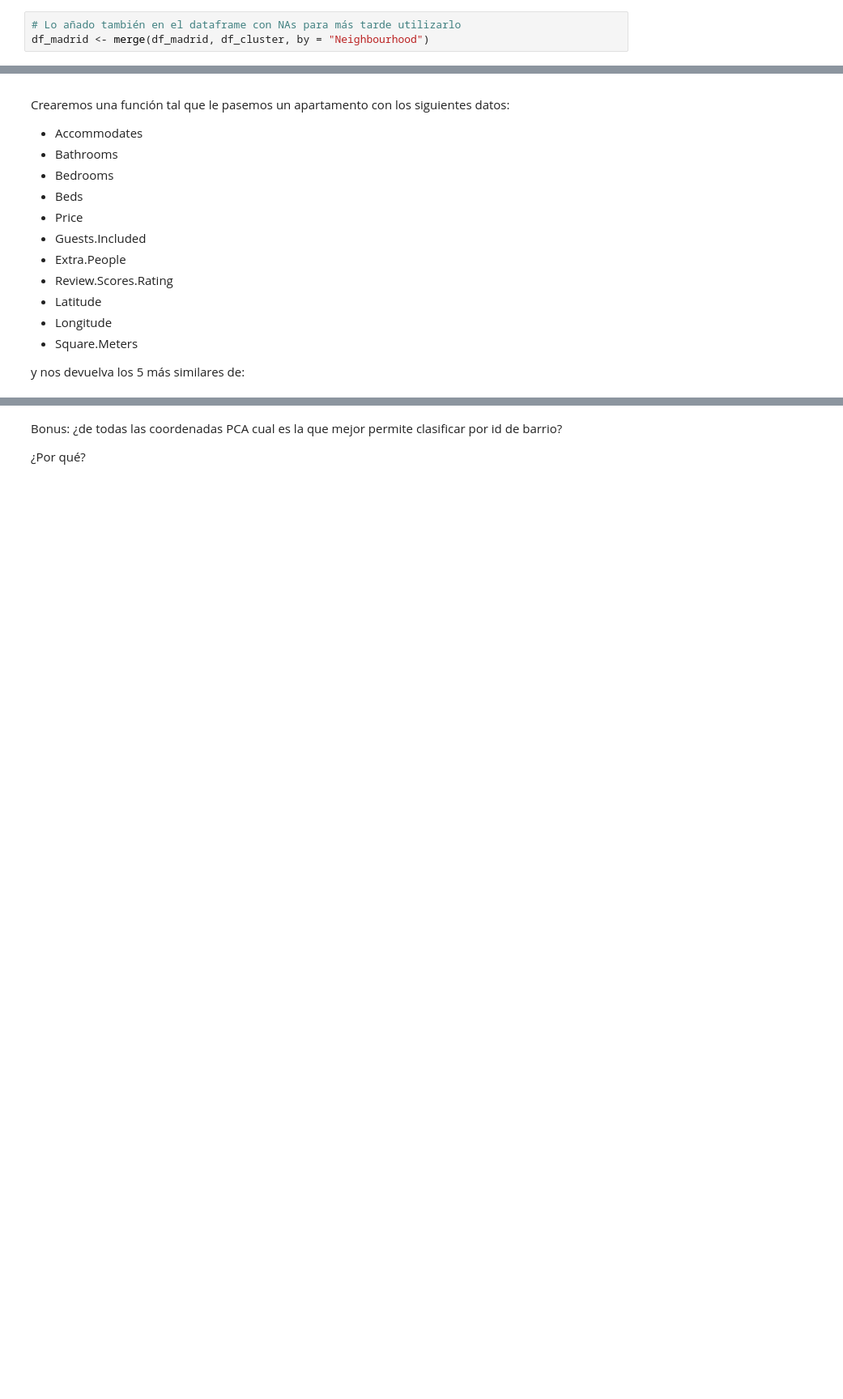
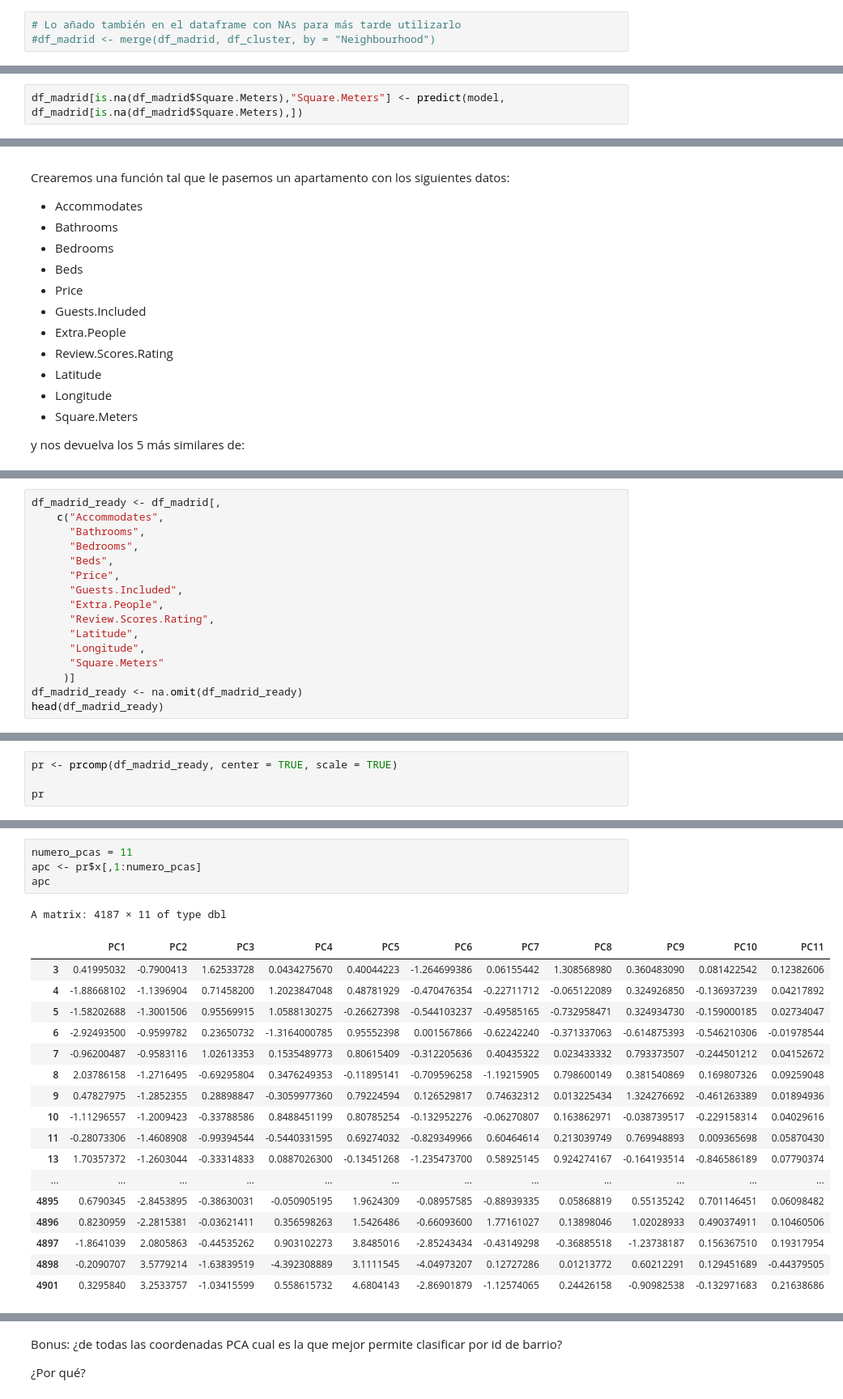
Before and after one commit to n1rocket/data_mining_R_armando_bueno, a Jupyter notebook: practica/Practica-ArmandoBueno.ipynb, the cells around one changed output, grey strips where cells are left out. Shown: that part at 81% size. Saved outputs shown, nothing was run; the diff lists cells and outputs as text; blank space fills up the shorter version.

```diff
--- a/practica/Practica-ArmandoBueno.ipynb
+++ b/practica/Practica-ArmandoBueno.ipynb
@@ -352,4 +381,4 @@ predict(model,data.frame(Accommodates=6, neighb_id=1, Bathrooms= 1, Bedrooms=5,
 Rellenar los Square.Meters con valor NA con el estimado con el modelo anterior.
 # %%
 # Lo añado también en el dataframe con NAs para más tarde utilizarlo
-df_madrid <- merge(df_madrid, df_cluster, by = "Neighbourhood")
+#df_madrid <- merge(df_madrid, df_cluster, by = "Neighbourhood")
@@ -380,3 +407,5 @@ A data.frame: 4727 × 16
+# %%
+df_madrid[is.na(df_madrid$Square.Meters),"Square.Meters"] <- predict(model, df_madrid[is.na(df_madrid$Square.Meters),])
 # %% [markdown]
 Usar PCA para encontrar el apartamento más cercano a uno dado.
 
@@ -399,0 +453,16 @@ y nos devuelva los 5 más similares de:
+# %%
+df_madrid_ready <- df_madrid[,
+    c("Accommodates",
+      "Bathrooms",
+      "Bedrooms",
+      "Beds",
+      "Price",
+      "Guests.Included",
+      "Extra.People",
+      "Review.Scores.Rating",
+      "Latitude",
+      "Longitude",
+      "Square.Meters"
+     )]
+df_madrid_ready <- na.omit(df_madrid_ready)
+head(df_madrid_ready)
@@ -399,0 +479,4 @@ y nos devuelva los 5 más similares de:
+# %%
+pr <- prcomp(df_madrid_ready, center = TRUE, scale = TRUE)
+
+pr
@@ -399,0 +501,23 @@ y nos devuelva los 5 más similares de:
+# %%
+numero_pcas = 11
+apc <- pr$x[,1:numero_pcas]
+apc
+# %% [output]
+A matrix: 4187 × 11 of type dbl
+|  | PC1 | PC2 | PC3 | PC4 | PC5 | PC6 | PC7 | PC8 | PC9 | PC10 | PC11 |
+| 3 | 0.41995032 | -0.7900413 | 1.62533728 | 0.0434275670 | 0.40044223 | -1.264699386 | 0.06155442 | 1.308568980 | 0.360483090 | 0.081422542 | 0.12382606 |
+| 4 | -1.88668102 | -1.1396904 | 0.71458200 | 1.2023847048 | 0.48781929 | -0.470476354 | -0.22711712 | -0.065122089 | 0.324926850 | -0.136937239 | 0.04217892 |
+| 5 | -1.58202688 | -1.3001506 | 0.95569915 | 1.0588130275 | -0.26627398 | -0.544103237 | -0.49585165 | -0.732958471 | 0.324934730 | -0.159000185 | 0.02734047 |
+| 6 | -2.92493500 | -0.9599782 | 0.23650732 | -1.3164000785 | 0.95552398 | 0.001567866 | -0.62242240 | -0.371337063 | -0.614875393 | -0.546210306 | -0.01978544 |
+| 7 | -0.96200487 | -0.9583116 | 1.02613353 | 0.1535489773 | 0.80615409 | -0.312205636 | 0.40435322 | 0.023433332 | 0.793373507 | -0.244501212 | 0.04152672 |
+| 8 | 2.03786158 | -1.2716495 | -0.69295804 | 0.3476249353 | -0.11895141 | -0.709596258 | -1.19215905 | 0.798600149 | 0.381540869 | 0.169807326 | 0.09259048 |
+| 9 | 0.47827975 | -1.2852355 | 0.28898847 | -0.3059977360 | 0.79224594 | 0.126529817 | 0.74632312 | 0.013225434 | 1.324276692 | -0.461263389 | 0.01894936 |
+| 10 | -1.11296557 | -1.2009423 | -0.33788586 | 0.8488451199 | 0.80785254 | -0.132952276 | -0.06270807 | 0.163862971 | -0.038739517 | -0.229158314 | 0.04029616 |
+| 11 | -0.28073306 | -1.4608908 | -0.99394544 | -0.5440331595 | 0.69274032 | -0.829349966 | 0.60464614 | 0.213039749 | 0.769948893 | 0.009365698 | 0.05870430 |
+| 13 | 1.70357372 | -1.2603044 | -0.33314833 | 0.0887026300 | -0.13451268 | -1.235473700 | 0.58925145 | 0.924274167 | -0.164193514 | -0.846586189 | 0.07790374 |
+| ... | ... | ... | ... | ... | ... | ... | ... | ... | ... | ... | ... |
+| 4895 | 0.6790345 | -2.8453895 | -0.38630031 | -0.050905195 | 1.9624309 | -0.08957585 | -0.88939335 | 0.05868819 | 0.55135242 | 0.701146451 | 0.06098482 |
+| 4896 | 0.8230959 | -2.2815381 | -0.03621411 | 0.356598263 | 1.5426486 | -0.66093600 | 1.77161027 | 0.13898046 | 1.02028933 | 0.490374911 | 0.10460506 |
+| 4897 | -1.8641039 | 2.0805863 | -0.44535262 | 0.903102273 | 3.8485016 | -2.85243434 | -0.43149298 | -0.36885518 | -1.23738187 | 0.156367510 | 0.19317954 |
+| 4898 | -0.2090707 | 3.5779214 | -1.63839519 | -4.392308889 | 3.1111545 | -4.04973207 | 0.12727286 | 0.01213772 | 0.60212291 | 0.129451689 | -0.44379505 |
+| 4901 | 0.3295840 | 3.2533757 | -1.03415599 | 0.558615732 | 4.6804143 | -2.86901879 | -1.12574065 | 0.24426158 | -0.90982538 | -0.132971683 | 0.21638686 |
```
Also changed, not shown: parts of 13 cells of this notebook.
